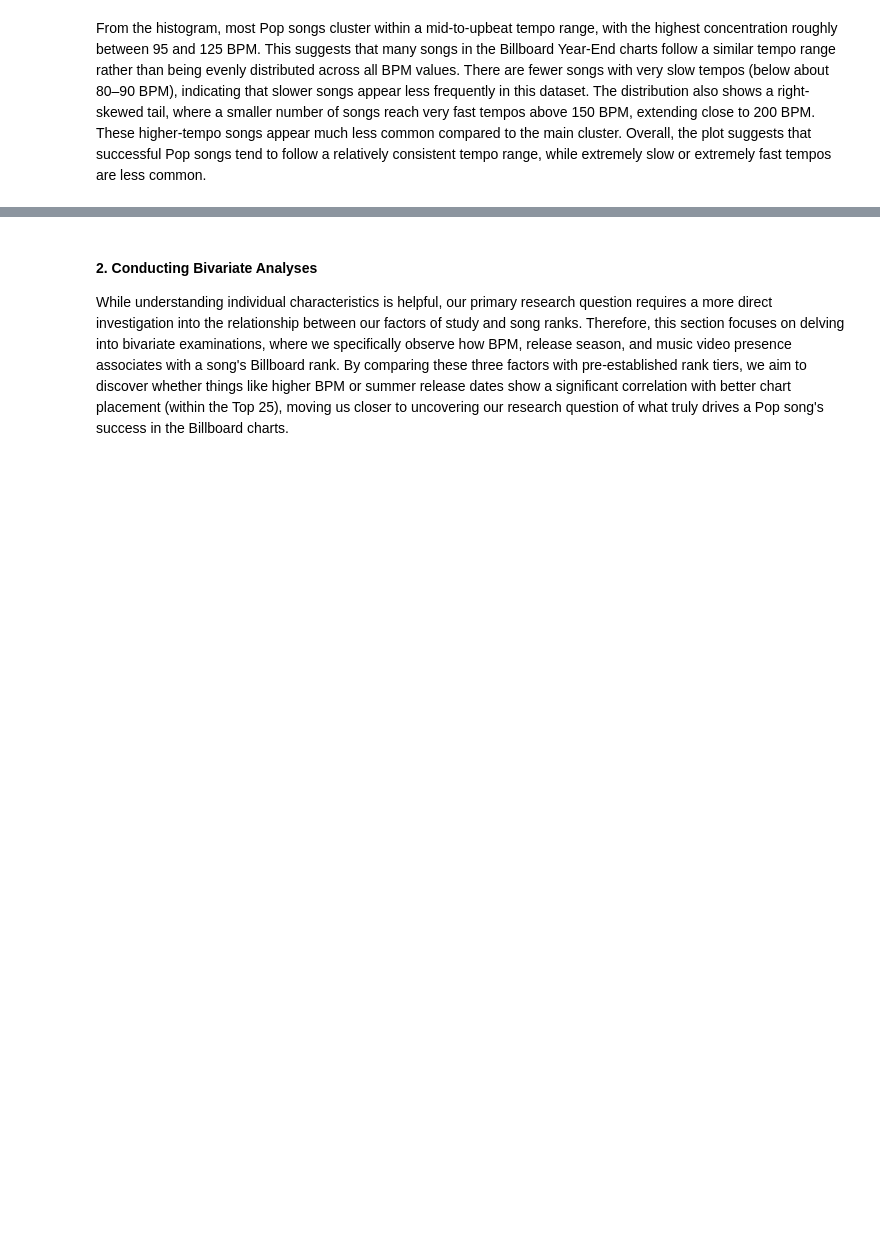
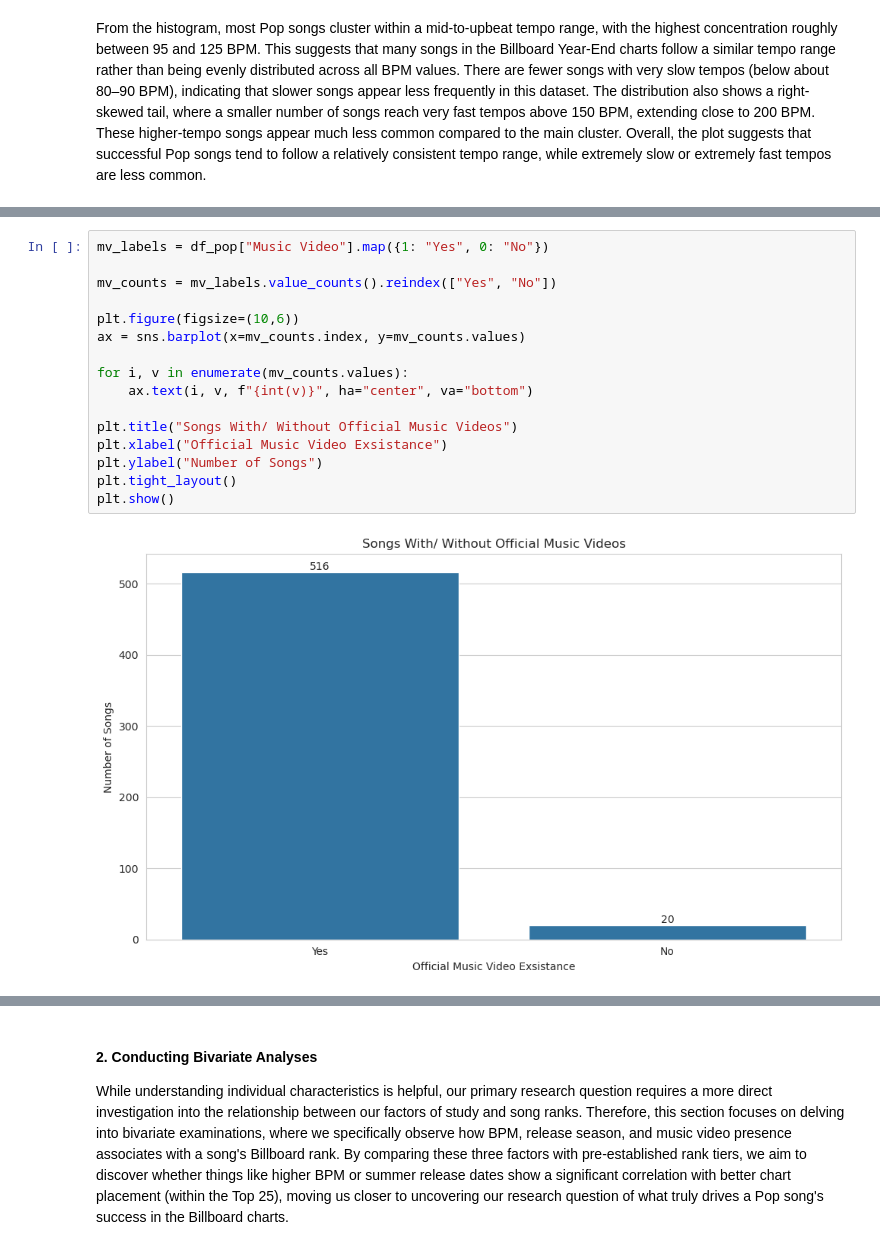
Before and after one commit to COGS108/Group030_WI26, a Jupyter notebook: 02-EDACheckpoint.ipynb, the cells around one changed output, grey strips where cells are left out. Saved outputs shown, nothing was run; the diff lists cells and outputs as text; blank space fills up the shorter version.

```diff
--- a/02-EDACheckpoint.ipynb
+++ b/02-EDACheckpoint.ipynb
@@ -299,0 +321,18 @@ PLOT 3 Analysis/results part
+# %%
+mv_labels = df_pop["Music Video"].map({1: "Yes", 0: "No"})
+
+mv_counts = mv_labels.value_counts().reindex(["Yes", "No"])
+
+plt.figure(figsize=(10,6))
+ax = sns.barplot(x=mv_counts.index, y=mv_counts.values)
+
+for i, v in enumerate(mv_counts.values):
+    ax.text(i, v, f"{int(v)}", ha="center", va="bottom")
+
+plt.title("Songs With/ Without Official Music Videos")
+plt.xlabel("Official Music Video Exsistance")
+plt.ylabel("Number of Songs")
+plt.tight_layout()
+plt.show()
+# %% [output]
+[figure, added]
```
Also changed, not shown: parts of 19 cells of this notebook.
